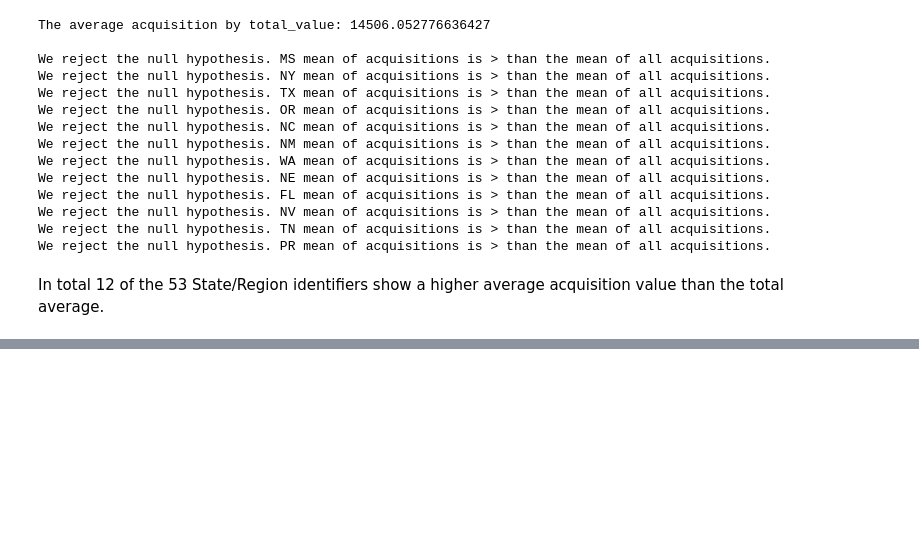
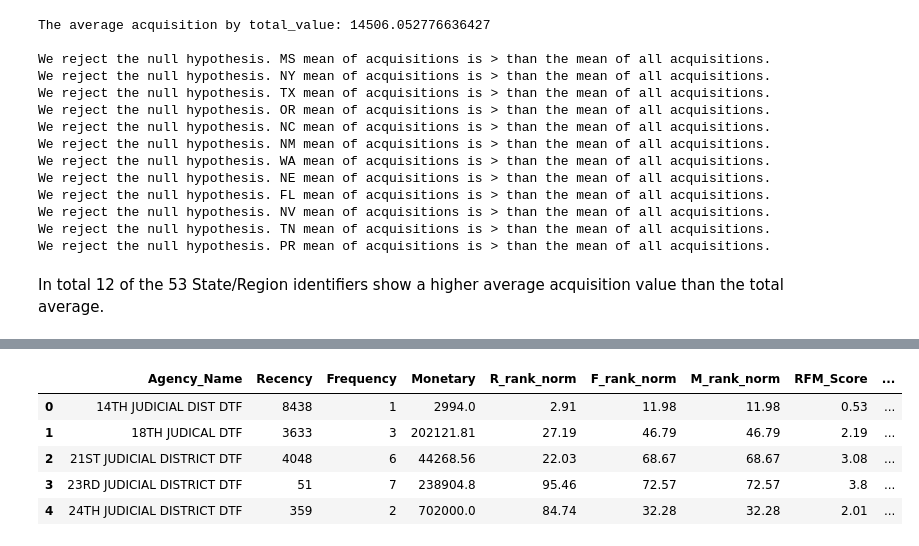
Before and after one commit to watermanbrandyn/personal_project_1033, a Jupyter notebook: Report_1033_Program.ipynb, the cells around one changed output, grey strips where cells are left out. Cells and saved outputs as stored; diff of their text form; code cells hidden in the pictures; blank space fills up the shorter version.

```diff
--- a/Report_1033_Program.ipynb
+++ b/Report_1033_Program.ipynb
@@ -250,0 +309,10 @@ In total 12 of the 53 State/Region identifiers show a higher average acquisition
+# %%
+# A glimpse at our metrics and df
+rfm_df.head()
+# %% [output]
+|  | Agency_Name | Recency | Frequency | Monetary | R_rank_norm | F_rank_norm | M_rank_norm | RFM_Score | ... |
+| 0 | 14TH JUDICIAL DIST DTF | 8438 | 1 | 2994.0 | 2.91 | 11.98 | 11.98 | 0.53 | ... |
+| 1 | 18TH JUDICAL DTF | 3633 | 3 | 202121.81 | 27.19 | 46.79 | 46.79 | 2.19 | ... |
+| 2 | 21ST JUDICIAL DISTRICT DTF | 4048 | 6 | 44268.56 | 22.03 | 68.67 | 68.67 | 3.08 | ... |
+| 3 | 23RD JUDICIAL DISTRICT DTF | 51 | 7 | 238904.8 | 95.46 | 72.57 | 72.57 | 3.8 | ... |
+| 4 | 24TH JUDICIAL DISTRICT DTF | 359 | 2 | 702000.0 | 84.74 | 32.28 | 32.28 | 2.01 | ... |
```
Also changed, not shown: parts of 19 cells of this notebook.
